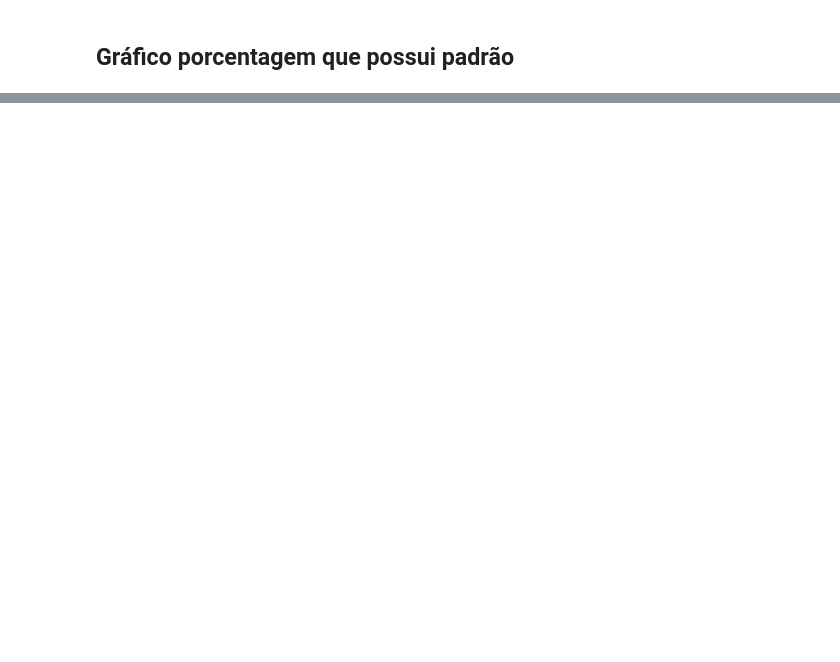
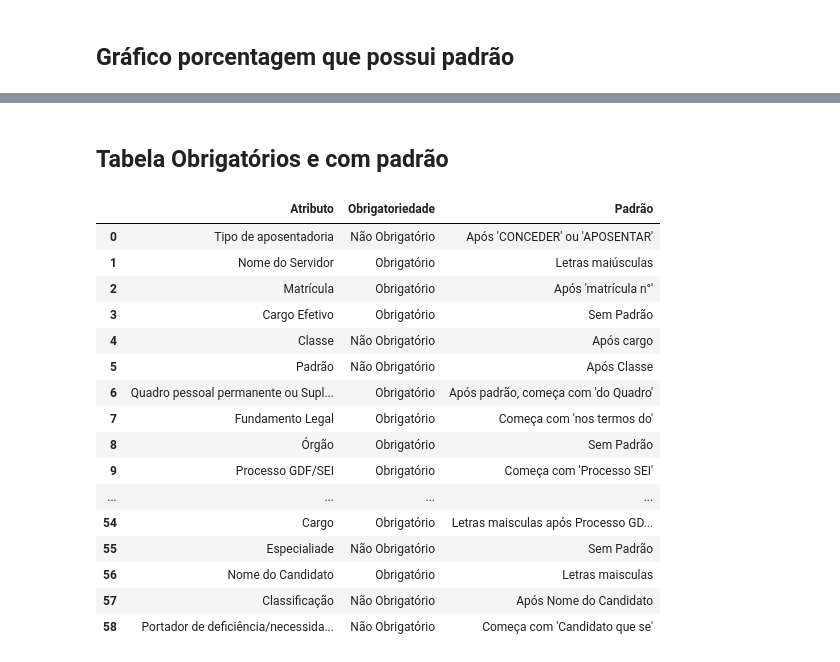
Before and after one commit to UnB-KnEDLe/DODF-data-tables, a Jupyter notebook: tables.ipynb, the cells around one changed output, grey strips where cells are left out. Saved outputs shown, nothing was run; the diff lists cells and outputs as text; code cells hidden in the pictures; blank space fills up the shorter version.

Commit message:
First version

```diff
--- a/tables.ipynb
+++ b/tables.ipynb
@@ -479,0 +621,29 @@ plt.show()
+# %% [markdown]
+## Tabela Obrigatórios e com padrão
+# %%
+obrigatorios_e_com_padrão = table_with_repetitions.loc[((table_with_repetitions["Obrigatoriedade"] == "Obrigatório")
+                                                       & (table_with_repetitions["Padrão"] != "Sem Padrão"))]
+obrigatorios_e_com_padrão = table_with_repetitions.drop_duplicates(subset="Atributo",
+                                                                  keep="first",
+                                                                  ignore_index=True)
+
+obrigatorios_e_com_padrão = pd.DataFrame(obrigatorios_e_com_padrão).style.set_properties(**{'text-align': 'left'}).set_table_styles([ dict(selector='th', props=[('text-align','left')] ) ])
+obrigatorios_e_com_padrão
+# %% [output]
+|  | Atributo | Obrigatoriedade | Padrão |
+| 0 | Tipo de aposentadoria | Não Obrigatório | Após 'CONCEDER' ou 'APOSENTAR' |
+| 1 | Nome do Servidor | Obrigatório | Letras maiúsculas |
+| 2 | Matrícula | Obrigatório | Após 'matrícula n°' |
+| 3 | Cargo Efetivo | Obrigatório | Sem Padrão |
+| 4 | Classe | Não Obrigatório | Após cargo |
+| 5 | Padrão | Não Obrigatório | Após Classe |
+| 6 | Quadro pessoal permanente ou Supl... | Obrigatório | Após padrão, começa com 'do Quadro' |
+| 7 | Fundamento Legal | Obrigatório | Começa com 'nos termos do' |
+| 8 | Órgão | Obrigatório | Sem Padrão |
+| 9 | Processo GDF/SEI | Obrigatório | Começa com 'Processo SEI' |
+| ... | ... | ... | ... |
+| 54 | Cargo | Obrigatório | Letras maisculas após Processo GD... |
+| 55 | Especialiade | Não Obrigatório | Sem Padrão |
+| 56 | Nome do Candidato | Obrigatório | Letras maisculas |
+| 57 | Classificação | Não Obrigatório | Após Nome do Candidato |
+| 58 | Portador de deficiência/necessida... | Não Obrigatório | Começa com 'Candidato que se' |
```
Also changed, not shown: parts of 34 cells of this notebook, 4 other files.
